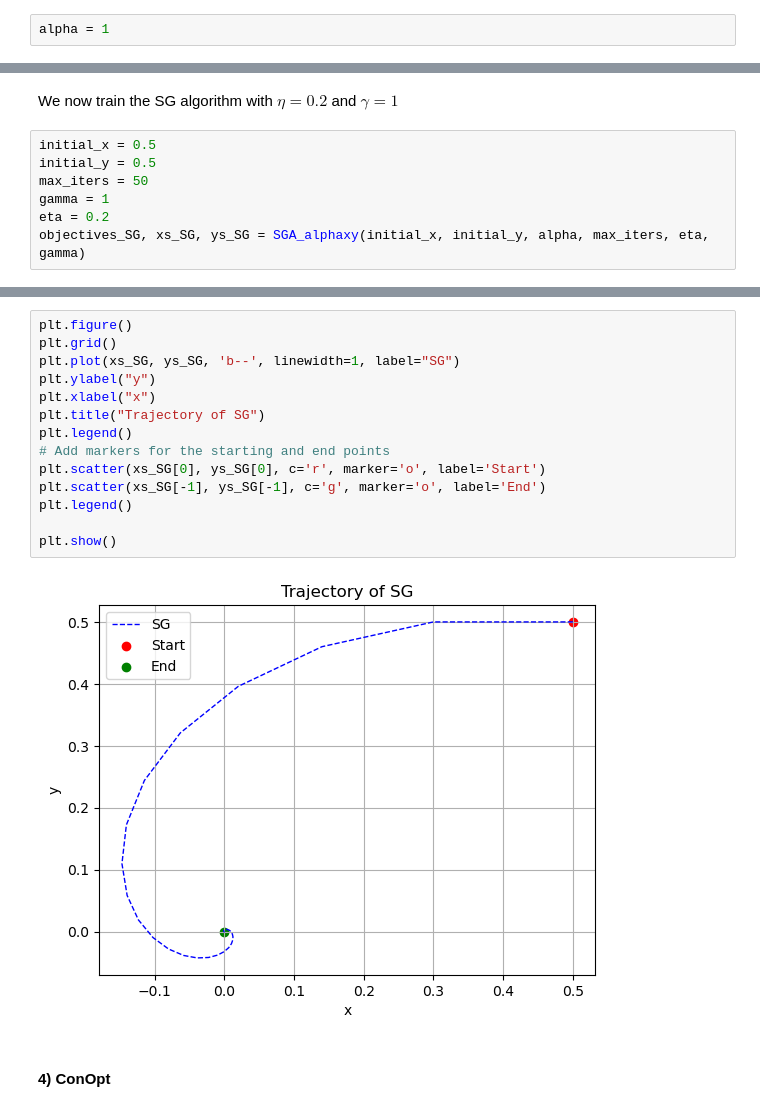
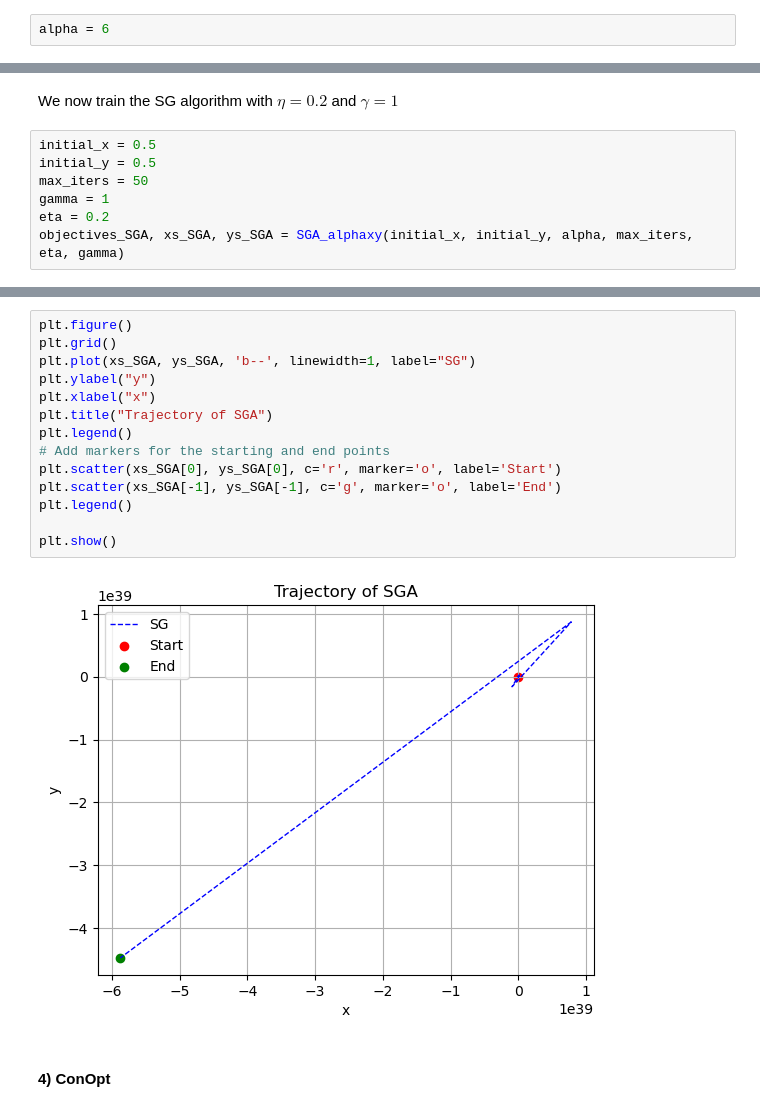
Before and after one commit to gabrieledangeli/OptML_miniproject_FGY, a Jupyter notebook: main.ipynb, the cells around one changed output, grey strips where cells are left out. Saved outputs shown, nothing was run; the diff lists cells and outputs as text.

```diff
--- a/main.ipynb
+++ b/main.ipynb
@@ -14,7 +14,7 @@ from optimizers.optimizers_conv_conc import *
 from optimizers.optimizers_conc_conv import *
 from plot import *
 # %%
-alpha = 1
+alpha = 6
 # %% [markdown]
 #### 1) Gradient Descent
 # %%
@@ -113,6 +113,6 @@ initial_y = 0.5
 max_iters = 50
 gamma = 1
 eta = 0.2
-objectives_SG, xs_SG, ys_SG = SGA_alphaxy(initial_x, initial_y, alpha, max_iters, eta, gamma)
+objectives_SGA, xs_SGA, ys_SGA = SGA_alphaxy(initial_x, initial_y, alpha, max_iters, eta, gamma)
 # %% [output]
 Symplectic Gradient Adjustment (SGA) (0/49): objective=0.25
@@ -135,19 +135,19 @@ Symplectic Gradient Adjustment (SGA) (49/49): objective=6.693977605688428e-10
 # %%
 plt.figure()
 plt.grid()
-plt.plot(xs_SG, ys_SG, 'b--', linewidth=1, label="SG")
+plt.plot(xs_SGA, ys_SGA, 'b--', linewidth=1, label="SG")
 plt.ylabel("y")
 plt.xlabel("x")
-plt.title("Trajectory of SG")
+plt.title("Trajectory of SGA")
 plt.legend()
 # Add markers for the starting and end points
-plt.scatter(xs_SG[0], ys_SG[0], c='r', marker='o', label='Start')
-plt.scatter(xs_SG[-1], ys_SG[-1], c='g', marker='o', label='End')
+plt.scatter(xs_SGA[0], ys_SGA[0], c='r', marker='o', label='Start')
+plt.scatter(xs_SGA[-1], ys_SGA[-1], c='g', marker='o', label='End')
 plt.legend()
 
 plt.show()
 # %% [output]
-[figure, old version]
+[figure, new version]
 # %% [markdown]
 #### 4) **ConOpt**
 # %% [markdown]
```
Also changed, not shown: parts of 12 cells of this notebook, 1 other file.
